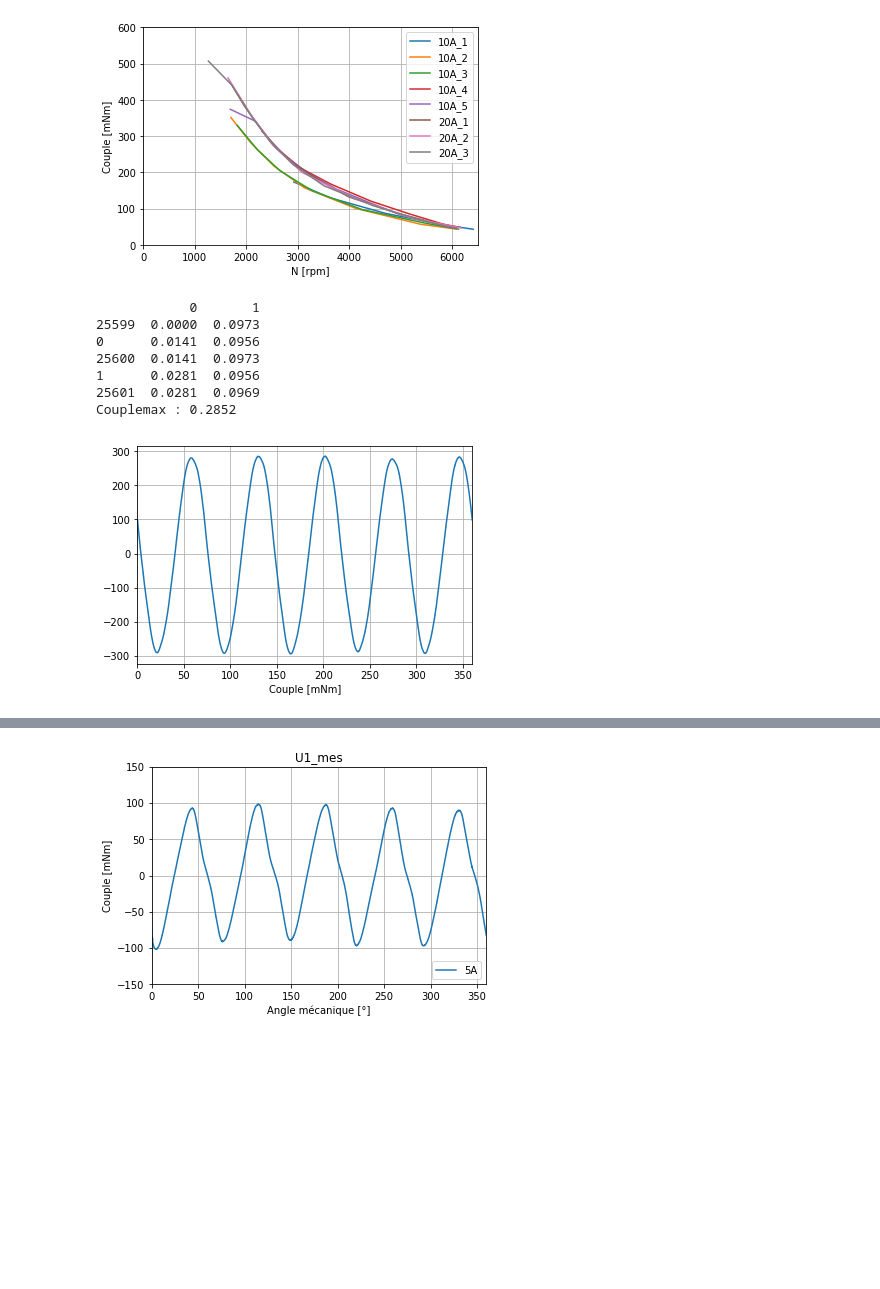
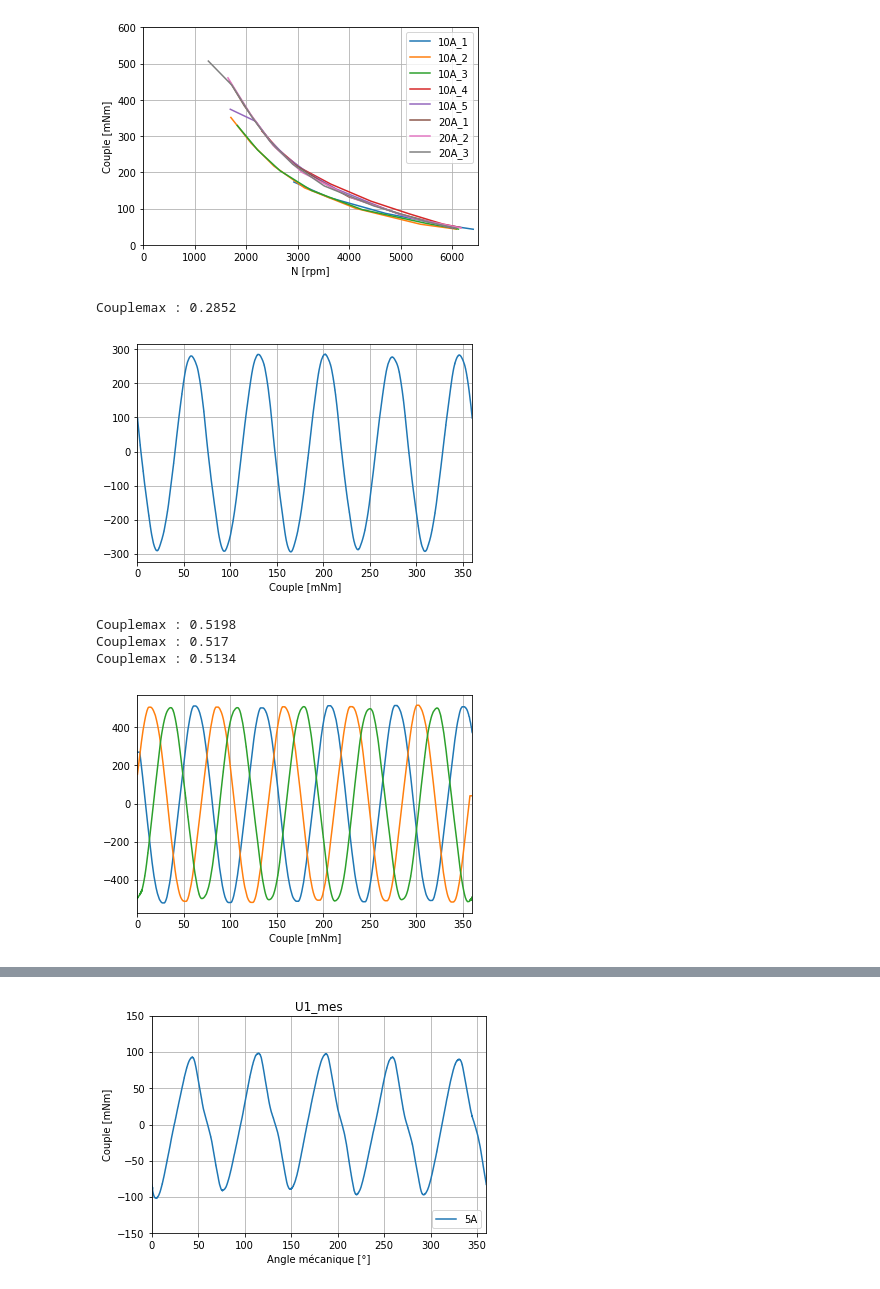
Before and after one commit to TBayborek/PDM, a Jupyter notebook: Motor_characteristics_extraction.ipynb, the cells around one changed output, grey strips where cells are left out. Cells and saved outputs as stored; diff of their text form; code cells hidden in the pictures; blank space fills up the shorter version.

```diff
--- a/Motor_characteristics_extraction.ipynb
+++ b/Motor_characteristics_extraction.ipynb
@@ -333,7 +333,7 @@ plt.show()
 # %%
 df = pd.read_csv("Mesures_dynamique/Couple_10A", header = None,delimiter="\t")
 df = df.sort_values(by = [0])
-print(df.head())
+#print(df.head())
 
 angle = df.iloc[:,0]
 T = df.iloc[:,1]
@@ -349,12 +349,31 @@ plt.xlim([0,360])
 plt.grid(True)
 plt.show()
 # %% [output]
-            0       1
-25599  0.0000  0.0973
-0      0.0141  0.0956
-25600  0.0141  0.0973
-1      0.0281  0.0956
-25601  0.0281  0.0969
 Couplemax : 0.2852
 [figure]
+# %%
+to_read = ["UVWT", "VWUT", "WUVT"]
+
+for i, read_elem in enumerate(to_read):
+    df = pd.read_csv("Mesures_dynamique/%s_20A"%read_elem, header = None,delimiter="\t")
+    df = df.sort_values(by = [0])
+    #print(df.head())
+    angle = np.linspace(0,360,len(df.iloc[:,0]))
+    T = df.iloc[:,1]
+    print("Couplemax :",max(abs(T)))
+
+    plt.plot(angle,T*1000)
+
+plt.xlabel("Angle [°]")
+plt.xlabel("Couple [mNm]")
+plt.xlim([0,360])
+#plt.ylim([-.3,.3])
+
+plt.grid(True)
+plt.show()
+# %% [output]
+Couplemax : 0.5198
+Couplemax : 0.517
+Couplemax : 0.5134
+[figure, added]
 # %%
```
Also changed, not shown: parts of 2 cells of this notebook, 6 other files.
